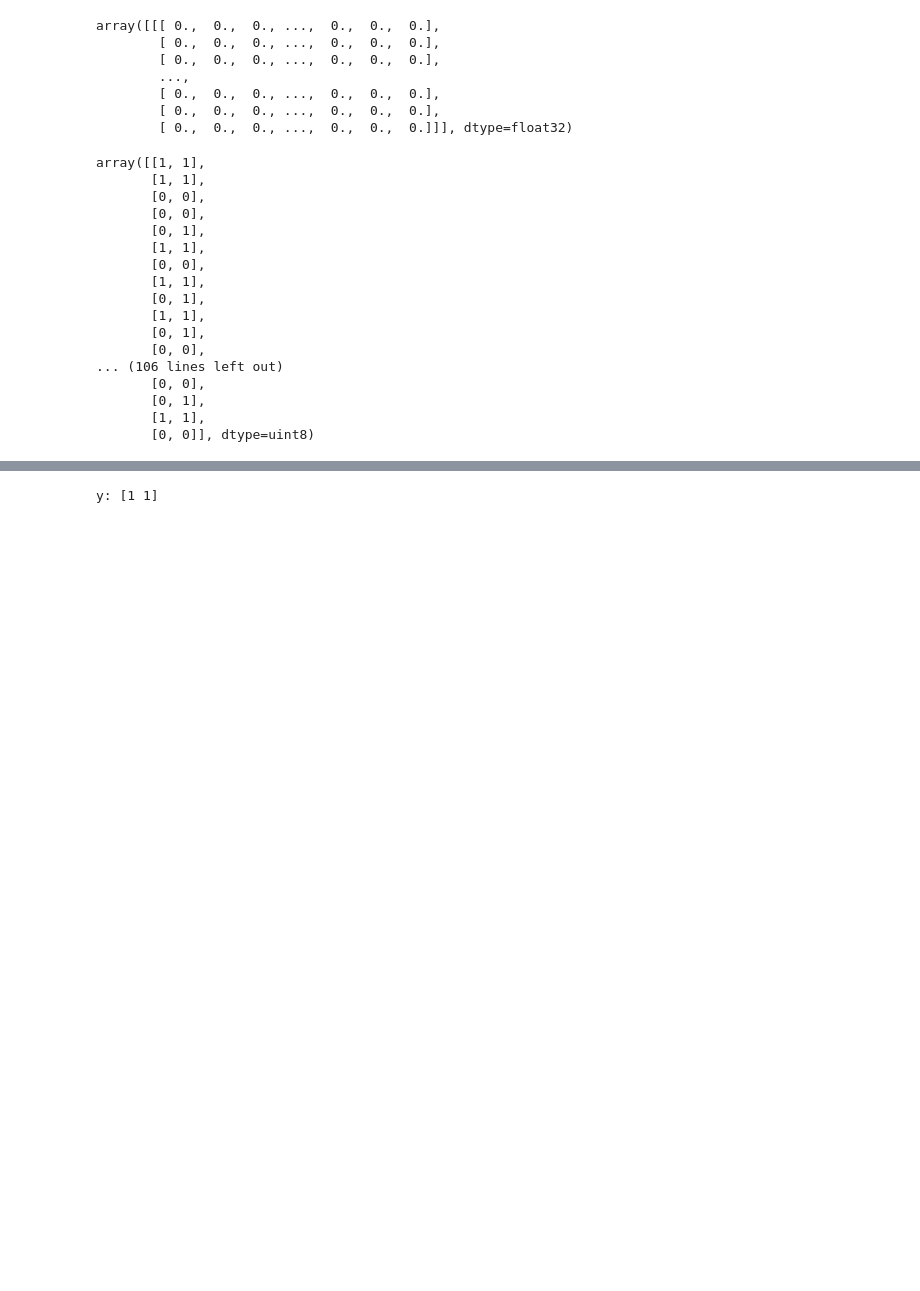
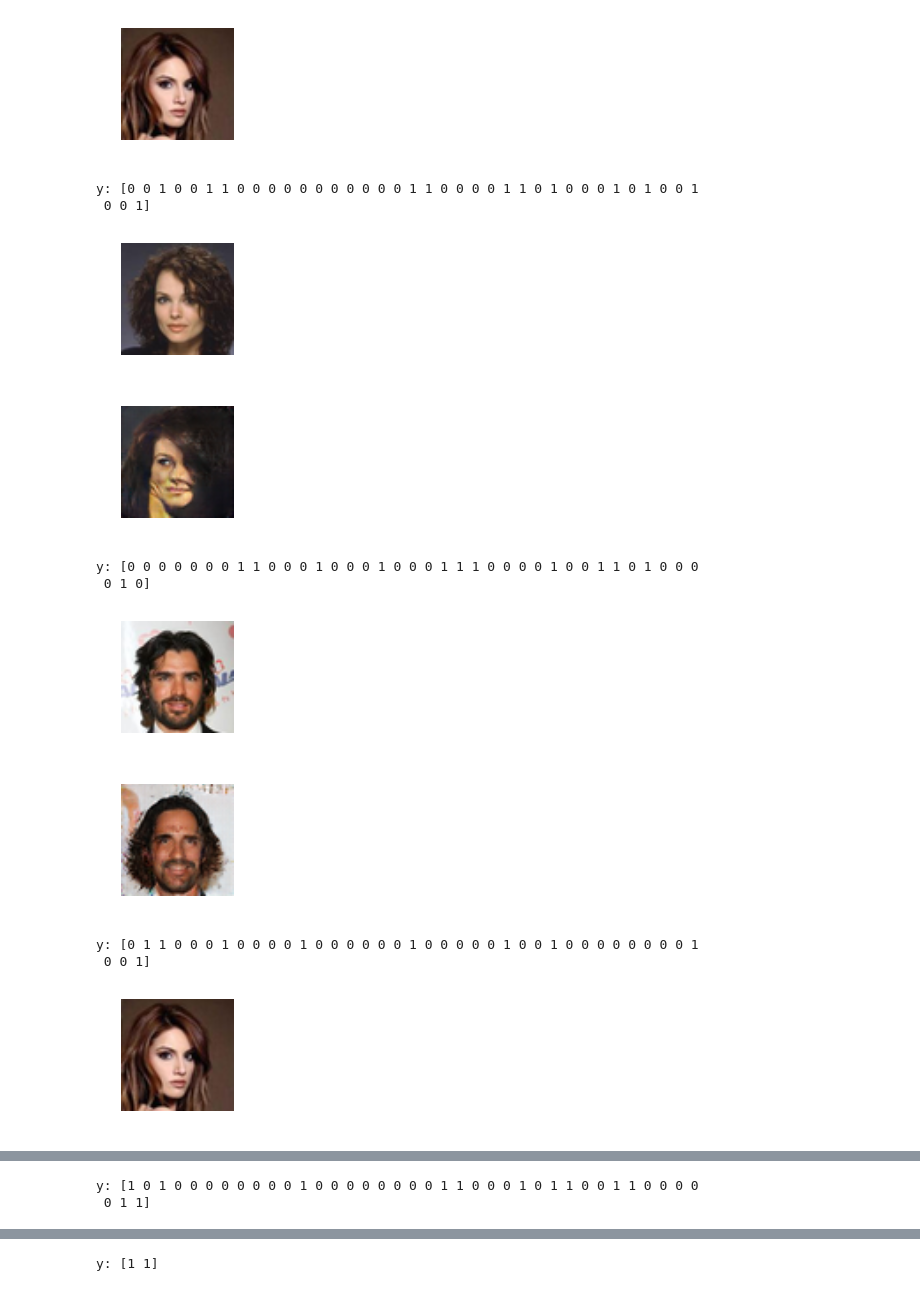
Before and after one commit to hope-yao/GAN-for-design, a Jupyter notebook: ALI-experiment.ipynb, the cells around one changed output, grey strips where cells are left out. Saved outputs shown, nothing was run; the diff lists cells and outputs as text; code cells hidden in the pictures; blank space fills up the shorter version.

```diff
--- a/ALI-experiment.ipynb
+++ b/ALI-experiment.ipynb
@@ -21,30 +114,45 @@ plt.show()
-# %%
-x[2]
-# %% [output]
-array([[[ 0.,  0.,  0., ...,  0.,  0.,  0.],
-        [ 0.,  0.,  0., ...,  0.,  0.,  0.],
-        [ 0.,  0.,  0., ...,  0.,  0.,  0.],
-        ...,
-        [ 0.,  0.,  0., ...,  0.,  0.,  0.],
-        [ 0.,  0.,  0., ...,  0.,  0.,  0.],
-        [ 0.,  0.,  0., ...,  0.,  0.,  0.]]], dtype=float32)
-# %%
-y
-# %% [output]
-array([[1, 1],
-       [1, 1],
-       [0, 0],
-       [0, 0],
-       [0, 1],
-       [1, 1],
-       [0, 0],
-       [1, 1],
-       [0, 1],
-       [1, 1],
-       [0, 1],
-       [0, 0],
-... (106 lines left out)
-       [0, 0],
-       [0, 1],
-       [1, 1],
-       [0, 0]], dtype=uint8)
+# %%
+%matplotlib inline
+import matplotlib.pyplot as plt
+import numpy as np
+import seaborn as sns
+
+plt.figure(figsize=(2,2))
+plt.imshow(np.squeeze(np.transpose(x[2],[1,2,0])))
+plt.axis('off')
+plt.show()
+
+
+embeddings = ali.embedder.apply(y)
+z_hat = ali.encoder.apply(x, embeddings)  # G_z(x,e(y))
+x_hat = ali.decoder.apply(z_hat, embeddings).eval()  # G_x(z,e(y))
+
+% matplotlib inline
+import seaborn as sns
+import matplotlib.pyplot as plt
+import numpy as np
+for idx in range(16):
+    print('y: {}'.format(y[idx]))
+    plt.figure(figsize=(2,2))
+#     plt.imshow(np.squeeze(x[idx]))
+    plt.imshow(np.squeeze(np.transpose(x[idx],[1,2,0])))
+    plt.axis('off')
+    plt.show()
+    plt.figure(figsize=(2,2))
+#     plt.imshow(np.squeeze(x_hat[idx]))
+    plt.imshow(np.squeeze(np.transpose(x_hat[idx],[1,2,0])))
+    plt.axis('off')
+    plt.show()
+# %% [output]
+[figure, added]
+y: [0 0 1 0 0 1 1 0 0 0 0 0 0 0 0 0 0 0 1 1 0 0 0 0 1 1 0 1 0 0 0 1 0 1 0 0 1
+ 0 0 1]
+[figure, added]
+[figure, added]
+y: [0 0 0 0 0 0 0 1 1 0 0 0 1 0 0 0 1 0 0 0 1 1 1 0 0 0 0 1 0 0 1 1 0 1 0 0 0
+ 0 1 0]
+[figure, added]
+[figure, added]
+y: [0 1 1 0 0 0 1 0 0 0 0 1 0 0 0 0 0 0 1 0 0 0 0 0 1 0 0 1 0 0 0 0 0 0 0 0 1
+ 0 0 1]
+[figure, added]
@@ -50,0 +160,2 @@ array([[1, 1],
+y: [1 0 1 0 0 0 0 0 0 0 0 1 0 0 0 0 0 0 0 0 1 1 0 0 0 1 0 1 1 0 0 1 1 0 0 0 0
+ 0 1 1]
```
Also changed, not shown: parts of 14 cells of this notebook, 4 other files.
